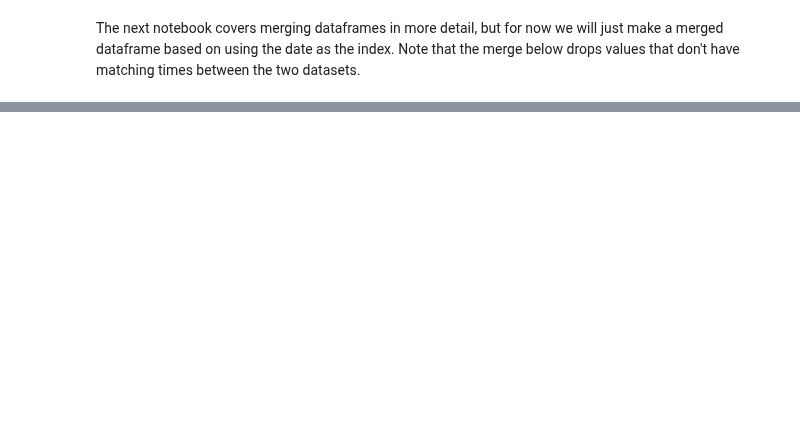
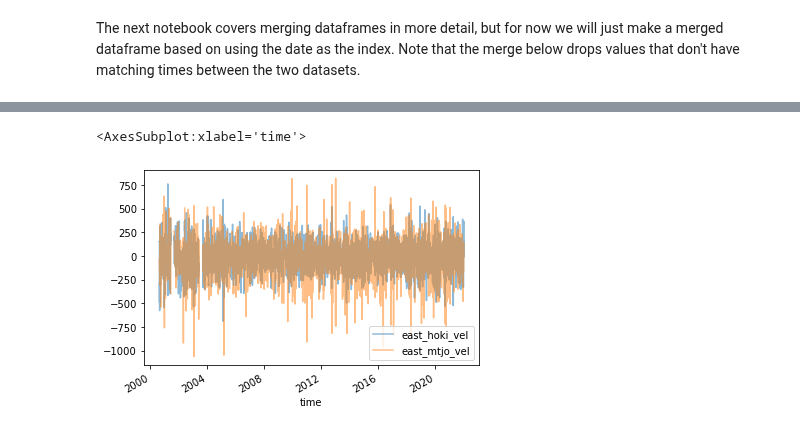
Before and after one commit to calum-chamberlain/ESCI451-Python, a Jupyter notebook: ESCI451_Module_3A.ipynb, the cells around one changed output, grey strips where cells are left out. Cells and saved outputs as stored; diff of their text form; code cells hidden in the pictures; blank space fills up the shorter version.

```diff
--- a/ESCI451_Module_3A.ipynb
+++ b/ESCI451_Module_3A.ipynb
@@ -543,0 +594,5 @@ time
+# %%
+af_east.rolling("7d", min_periods=7).median()[["east_hoki_vel", "east_mtjo_vel"]].plot(alpha=0.5)
+# %% [output]
+<AxesSubplot:xlabel='time'>
+[figure, added]
```
Also changed, not shown: parts of 30 cells of this notebook.
